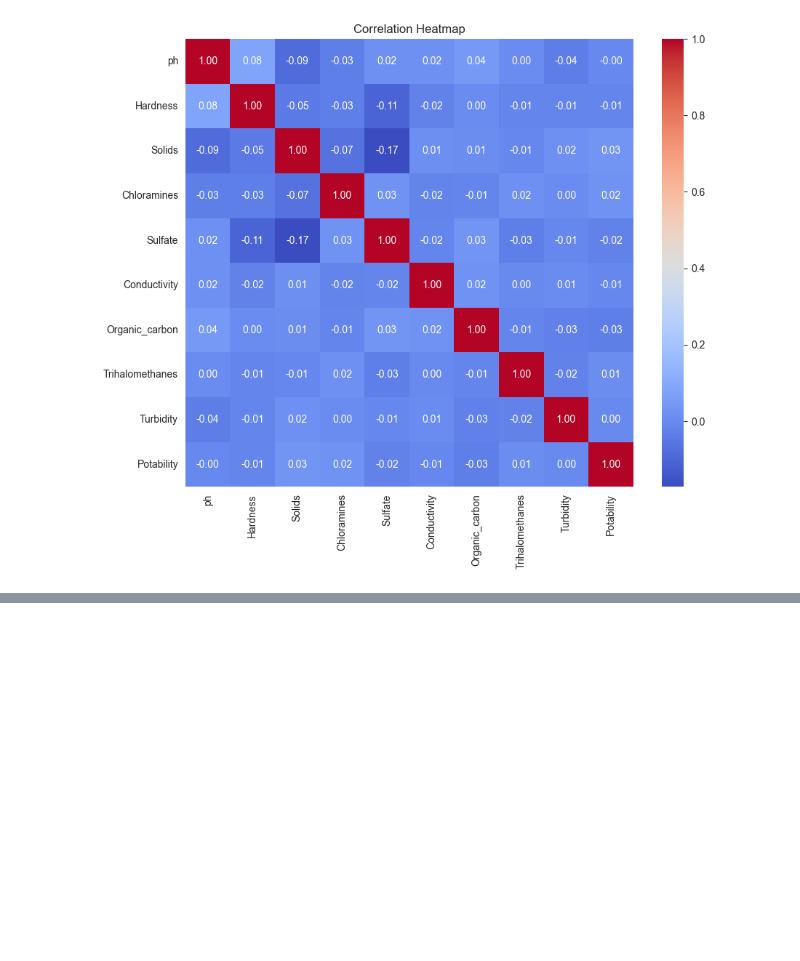
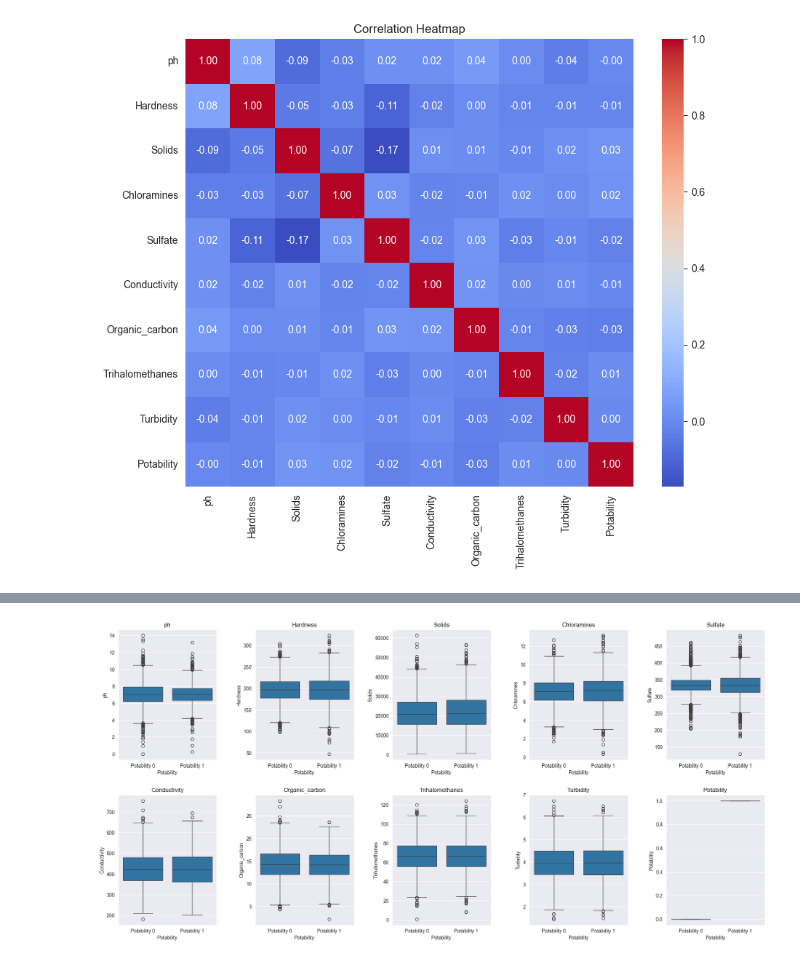
Before and after one commit to severcpageneral/ML, a Jupyter notebook: WaterQuality/EDA.ipynb, the cells around one changed output, grey strips where cells are left out. Drawn from its saved outputs; the diff is of its cells as text; code cells hidden in the pictures; blank space fills up the shorter version.

```diff
--- a/WaterQuality/EDA.ipynb
+++ b/WaterQuality/EDA.ipynb
@@ -120,0 +123,12 @@ plt.show()
+# %%
+df = df.copy()
+
+
+df['sulfates_missing'] = df['Sulfate'].isna().astype(int)
+df['ph_missing'] = df['ph'].isna().astype(int)
+
+
+df['Sulfate'] = df['Sulfate'].fillna(df['Sulfate'].median())
+df['ph'] = df['ph'].fillna(df['ph'].median())
+
+df
@@ -120,0 +149,16 @@ plt.show()
+# %%
+metrics = df.columns[:-1]  # Exclude the 'Potability' column
+potability_values = df['Potability'].unique()
+
+fig, axes = plt.subplots(nrows=2, ncols=5, figsize=(20, 10))
+fig.tight_layout(pad=5.0)
+
+for metric, ax in zip(metrics, axes.flatten()):
+    sns.boxplot(data=df, x='Potability', y=metric, ax=ax)
+    ax.set_title(metric)
+    ax.set_xticks(range(len(potability_values)))  # Explicitly set the tick positions
+    ax.set_xticklabels([f'Potability {val}' for val in potability_values])
+
+plt.show()
+# %% [output]
+[figure, added]
```
Also changed, not shown: parts of 3 cells of this notebook, 2 other files.
